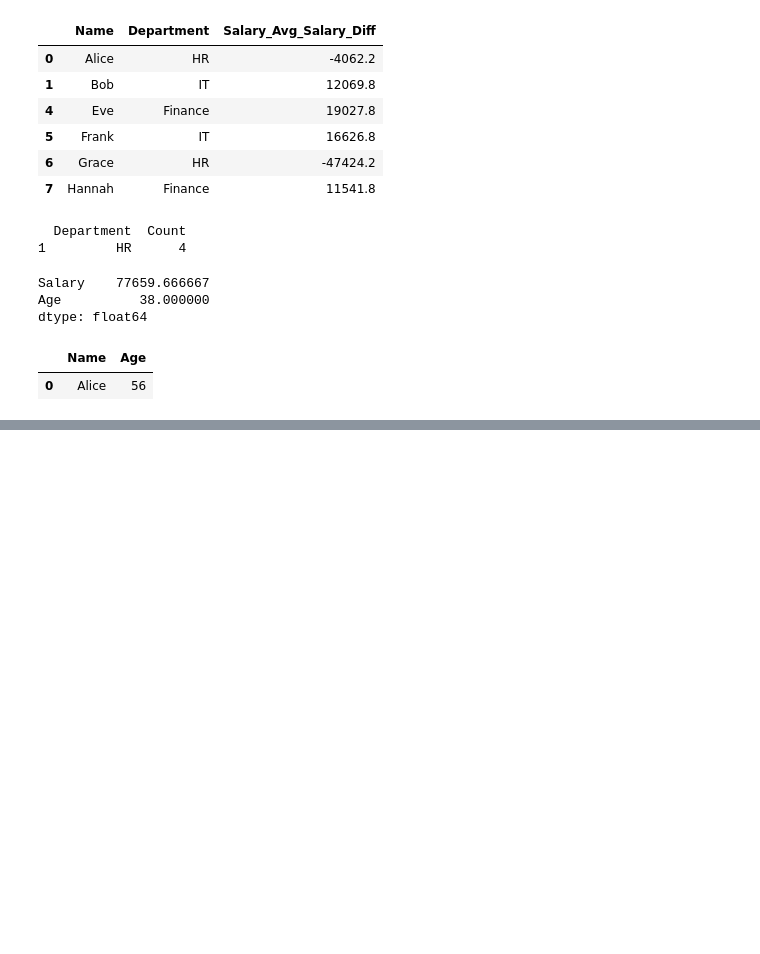
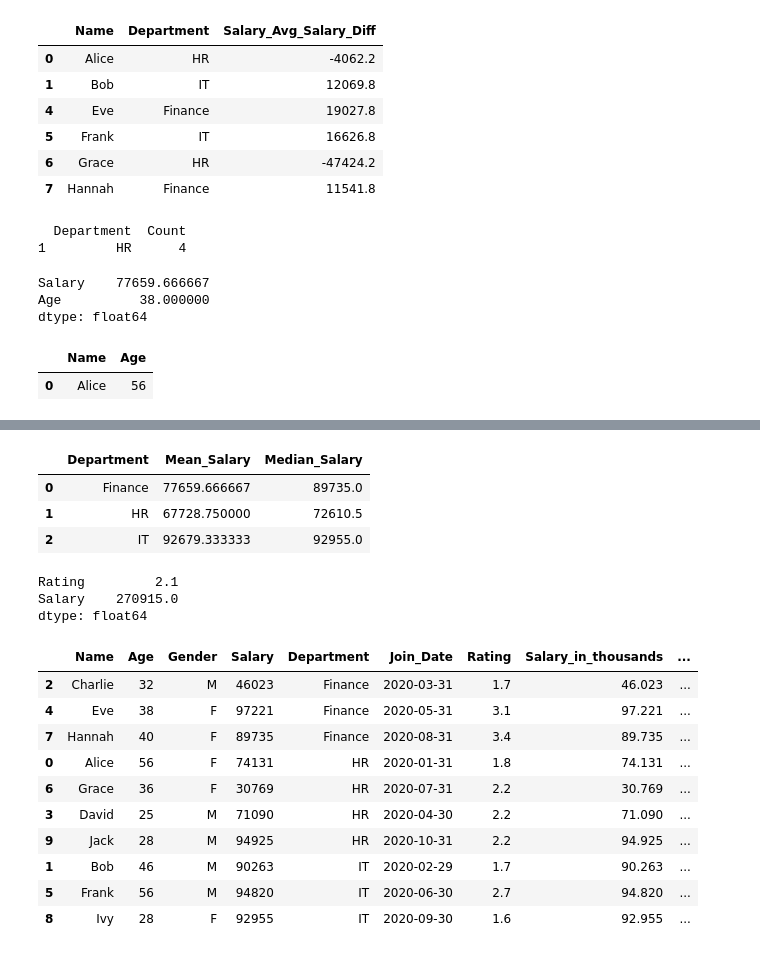
Before and after one commit to pm1905/PythonPractice, a Jupyter notebook: DataframePractice.ipynb, the cells around one changed output, grey strips where cells are left out. Saved outputs shown, nothing was run; the diff lists cells and outputs as text; code cells hidden in the pictures; blank space fills up the shorter version.

```diff
--- a/DataframePractice.ipynb
+++ b/DataframePractice.ipynb
@@ -206,0 +222,3 @@ df[(df['Name'].str.contains('A')) & (df['Age'] > 30)][['Name', 'Age']]
+# %%
+df['median_rating'] = df['Rating'].median()
+df[df['Rating'] < df['median_rating']][['Name', 'Department']]
@@ -206,0 +231,4 @@ df[(df['Name'].str.contains('A')) & (df['Age'] > 30)][['Name', 'Age']]
+# %%
+df['Experience_years'] = (pd.Timestamp.now() - df['Join_Date']).dt.days/365
+df['Experience_class'] = df['Experience_years'].apply(lambda x: 'Junior' if x<2 else 'Senior')
+df.head(5)
@@ -206,0 +242,4 @@ df[(df['Name'].str.contains('A')) & (df['Age'] > 30)][['Name', 'Age']]
+# %%
+df['Average_department_salary'] = df.groupby('Department')['Salary'].transform('mean')
+df['Salary_Dept_Avg_Salary_Diff'] = df['Salary'] - df['Average_department_salary']
+df[df['Department'] == 'HR'][['Name', 'Salary_Dept_Avg_Salary_Diff']]
@@ -206,0 +272,3 @@ df[(df['Name'].str.contains('A')) & (df['Age'] > 30)][['Name', 'Age']]
+# %%
+df['Years_in_Company'] = (pd.Timestamp.now() - df['Join_Date']).dt.days/365
+df.head(5)
@@ -206,0 +286,33 @@ df[(df['Name'].str.contains('A')) & (df['Age'] > 30)][['Name', 'Age']]
+# %%
+dm = df.groupby('Department').agg(
+     Mean_Salary=('Salary', 'mean'),
+     Median_Salary=('Salary', 'median')
+     ).reset_index()
+
+dm[dm['Mean_Salary']>55000]
+# %% [output]
+|  | Department | Mean_Salary | Median_Salary |
+| 0 | Finance | 77659.666667 | 89735.0 |
+| 1 | HR | 67728.750000 | 72610.5 |
+| 2 | IT | 92679.333333 | 92955.0 |
+# %%
+df[df['Department'] == 'HR'].agg({'Rating':'mean', 'Salary':'sum'})
+# %% [output]
+Rating         2.1
+Salary    270915.0
+dtype: float64
+# %%
+df['Dept_total_salary'] = df.groupby('Department').agg('Salary').transform('sum')
+df.sort_values(by='Dept_total_salary', ascending=True)
+# %% [output]
+|  | Name | Age | Gender | Salary | Department | Join_Date | Rating | Salary_in_thousands | ... |
+| 2 | Charlie | 32 | M | 46023 | Finance | 2020-03-31 | 1.7 | 46.023 | ... |
+| 4 | Eve | 38 | F | 97221 | Finance | 2020-05-31 | 3.1 | 97.221 | ... |
+| 7 | Hannah | 40 | F | 89735 | Finance | 2020-08-31 | 3.4 | 89.735 | ... |
+| 0 | Alice | 56 | F | 74131 | HR | 2020-01-31 | 1.8 | 74.131 | ... |
+| 6 | Grace | 36 | F | 30769 | HR | 2020-07-31 | 2.2 | 30.769 | ... |
+| 3 | David | 25 | M | 71090 | HR | 2020-04-30 | 2.2 | 71.090 | ... |
+| 9 | Jack | 28 | M | 94925 | HR | 2020-10-31 | 2.2 | 94.925 | ... |
+| 1 | Bob | 46 | M | 90263 | IT | 2020-02-29 | 1.7 | 90.263 | ... |
+| 5 | Frank | 56 | M | 94820 | IT | 2020-06-30 | 2.7 | 94.820 | ... |
+| 8 | Ivy | 28 | F | 92955 | IT | 2020-09-30 | 1.6 | 92.955 | ... |
```
Also changed, not shown: parts of 20 cells of this notebook.
